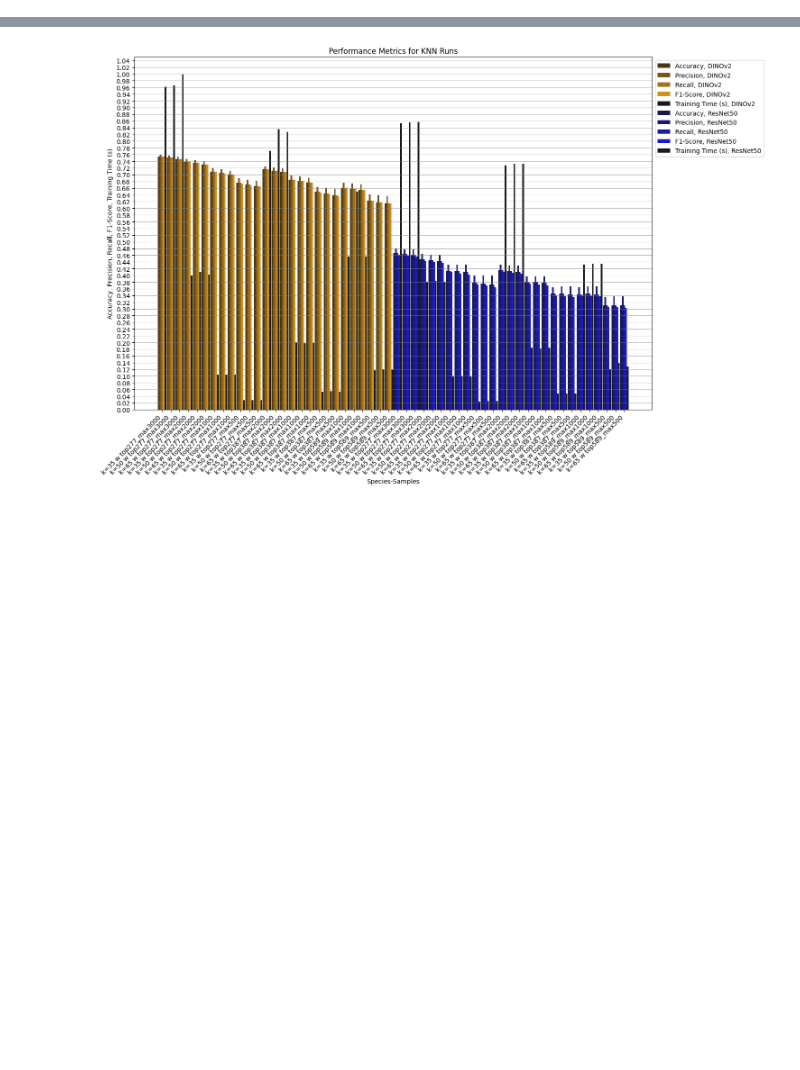
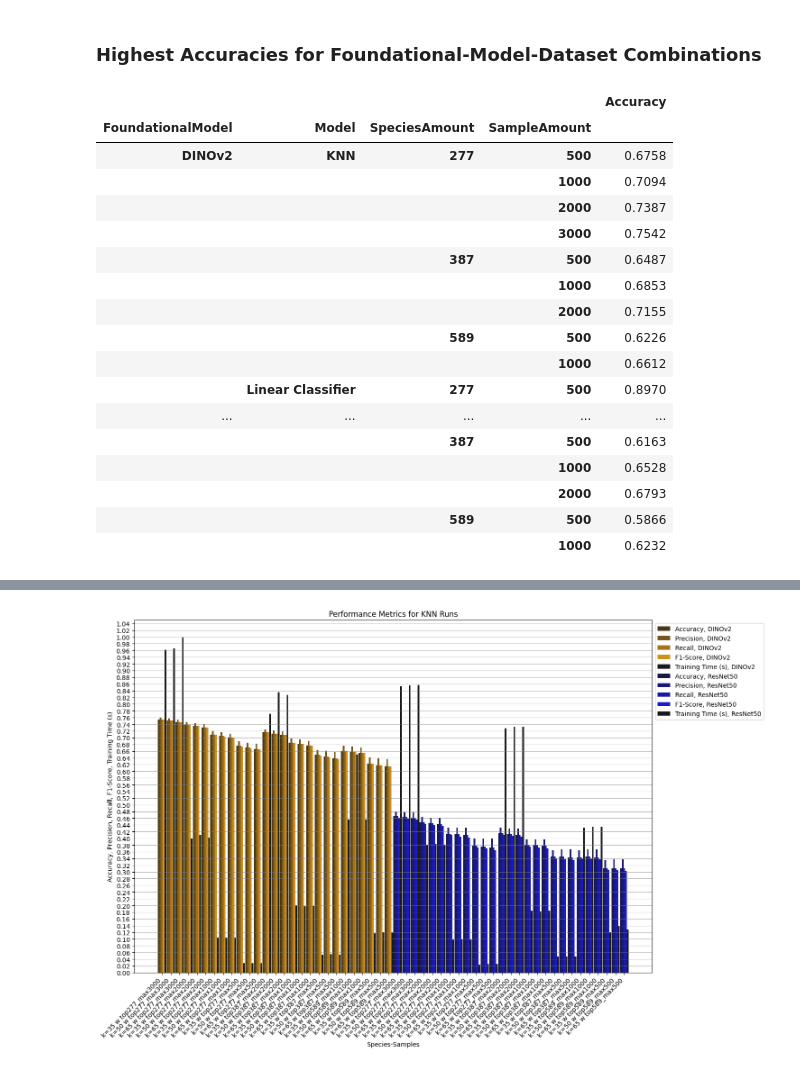
Before and after one commit to leo-grz/BachelorThesis_LepidopteraFGIC, a Jupyter notebook: notebooks/08_results_analysis.ipynb, the cells around one changed output, grey strips where cells are left out. Drawn from its saved outputs; the diff is of its cells as text; code cells hidden in the pictures; blank space fills up the shorter version.

```diff
--- a/notebooks/08_results_analysis.ipynb
+++ b/notebooks/08_results_analysis.ipynb
@@ -41,3 +41,28 @@ for fm in ['dino', 'resnet']:
 
 # Concatenate all dataframes into one
 result_df = pd.concat(dfs, ignore_index=True)
+# %% [markdown]
+### Highest Accuracies for Foundational-Model-Dataset Combinations
+# %%
+# Compute the mean accuracy, precision, recall, and F1-score grouped by SpeciesAmount and SampleAmount
+avg_metrics = result_df.groupby(["FoundationalModel", "Model", "SpeciesAmount", "SampleAmount"])[["Accuracy"]].max()
+avg_metrics
+# %% [output]
+|  |  |  |  | Accuracy |
+| FoundationalModel | Model | SpeciesAmount | SampleAmount |  |
+| DINOv2 | KNN | 277 | 500 | 0.6758 |
+|  |  |  | 1000 | 0.7094 |
+|  |  |  | 2000 | 0.7387 |
+|  |  |  | 3000 | 0.7542 |
+|  |  | 387 | 500 | 0.6487 |
+|  |  |  | 1000 | 0.6853 |
+|  |  |  | 2000 | 0.7155 |
+|  |  | 589 | 500 | 0.6226 |
+|  |  |  | 1000 | 0.6612 |
+|  | Linear Classifier | 277 | 500 | 0.8970 |
+| ... | ... | ... | ... | ... |
+|  |  | 387 | 500 | 0.6163 |
+|  |  |  | 1000 | 0.6528 |
+|  |  |  | 2000 | 0.6793 |
+|  |  | 589 | 500 | 0.5866 |
+|  |  |  | 1000 | 0.6232 |
```
Also changed, not shown: parts of 9 cells of this notebook, 5 other files.
